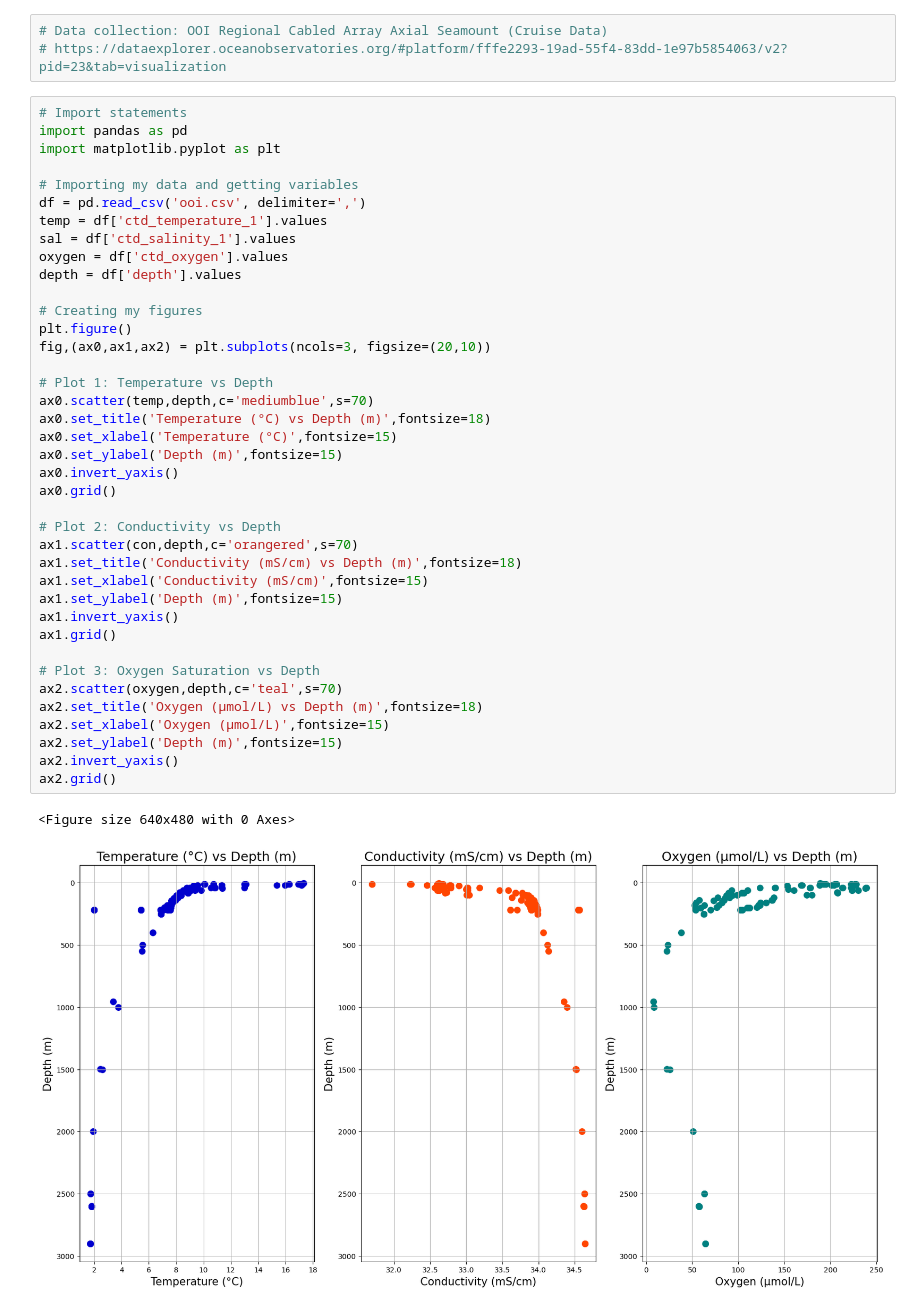
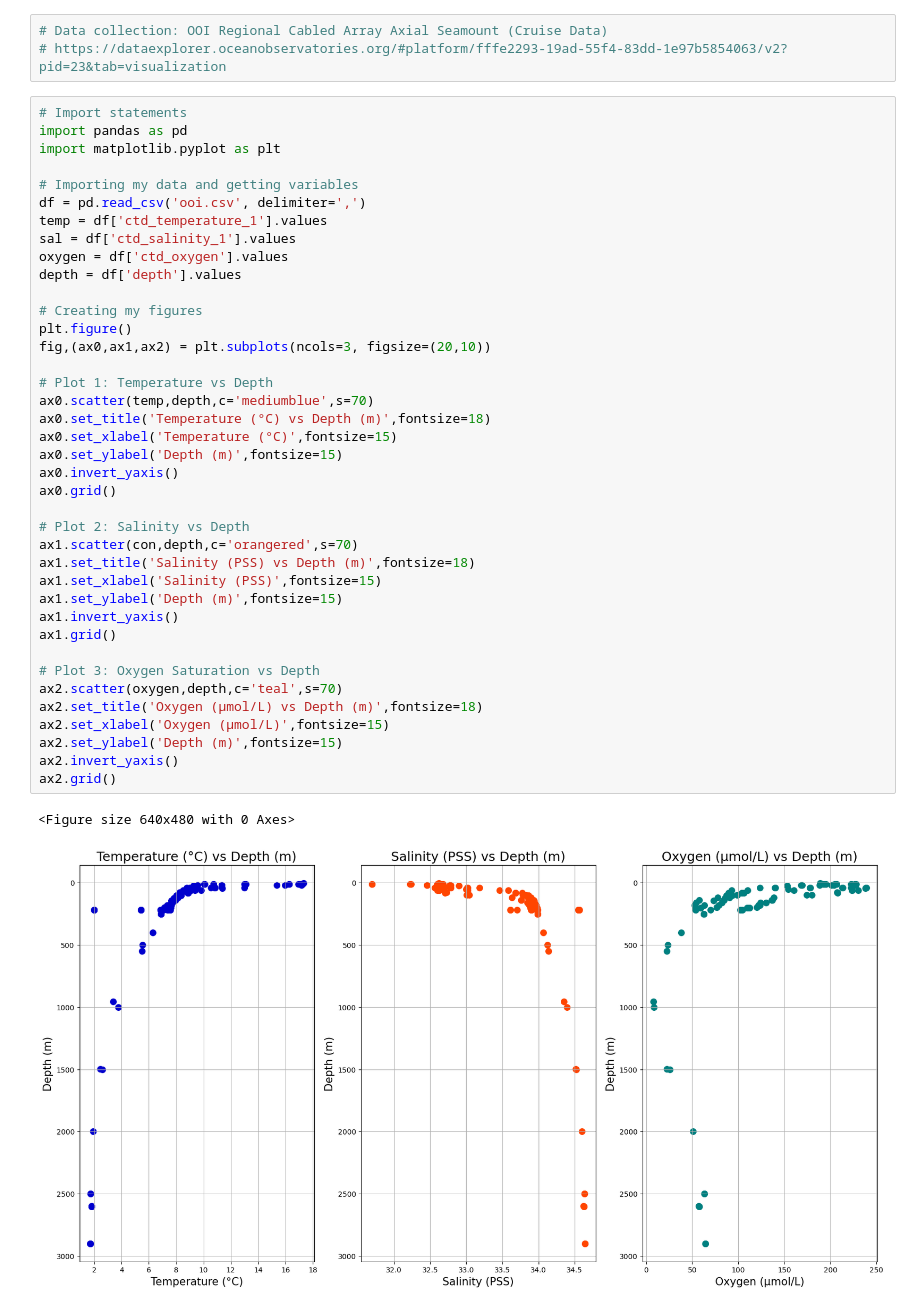
Before and after one commit to adstarmer/Starmer.A_FinalProject, a Jupyter notebook: Final.ipynb, the cells around one changed output. Drawn from its saved outputs; the diff is of its cells as text.

Commit message:
graphing

```diff
--- a/Final.ipynb
+++ b/Final.ipynb
@@ -12,34 +12,34 @@ temp = df['ctd_temperature_1'].values
 sal = df['ctd_salinity_1'].values
 oxygen = df['ctd_oxygen'].values
 depth = df['depth'].values
 
 # Creating my figures
 plt.figure()
 fig,(ax0,ax1,ax2) = plt.subplots(ncols=3, figsize=(20,10))
 
 # Plot 1: Temperature vs Depth
 ax0.scatter(temp,depth,c='mediumblue',s=70)
 ax0.set_title('Temperature (°C) vs Depth (m)',fontsize=18)
 ax0.set_xlabel('Temperature (°C)',fontsize=15)
 ax0.set_ylabel('Depth (m)',fontsize=15)
 ax0.invert_yaxis()
 ax0.grid()
 
-# Plot 2: Conductivity vs Depth
+# Plot 2: Salinity vs Depth
 ax1.scatter(con,depth,c='orangered',s=70)
-ax1.set_title('Conductivity (mS/cm) vs Depth (m)',fontsize=18)
-ax1.set_xlabel('Conductivity (mS/cm)',fontsize=15)
+ax1.set_title('Salinity (PSS) vs Depth (m)',fontsize=18)
+ax1.set_xlabel('Salinity (PSS)',fontsize=15)
 ax1.set_ylabel('Depth (m)',fontsize=15)
 ax1.invert_yaxis()
 ax1.grid()
 
 # Plot 3: Oxygen Saturation vs Depth
 ax2.scatter(oxygen,depth,c='teal',s=70)
 ax2.set_title('Oxygen (μmol/L) vs Depth (m)',fontsize=18)
 ax2.set_xlabel('Oxygen (μmol/L)',fontsize=15)
 ax2.set_ylabel('Depth (m)',fontsize=15)
 ax2.invert_yaxis()
 ax2.grid()
 # %% [output]
 <Figure size 640x480 with 0 Axes>
-[figure, old version]
+[figure, new version]
```
